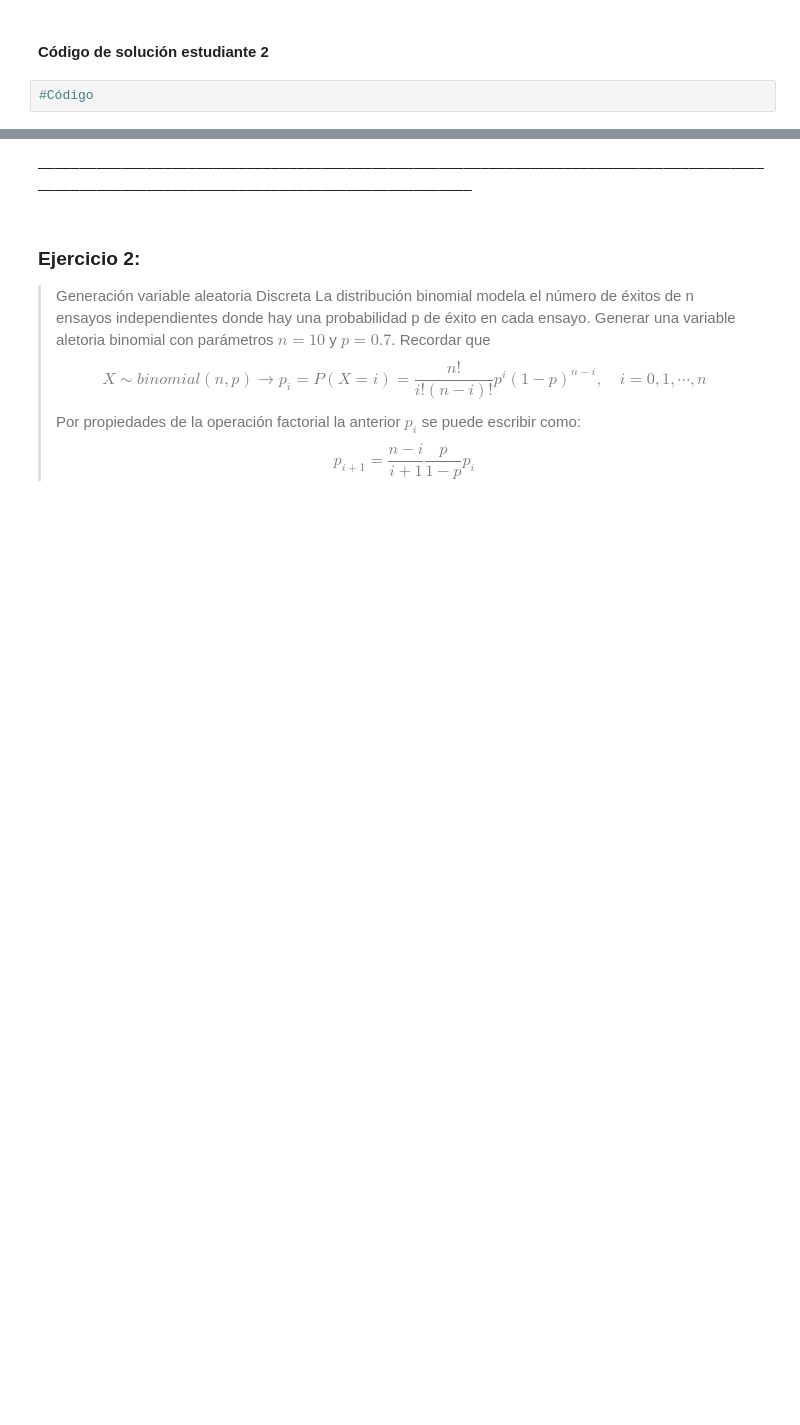
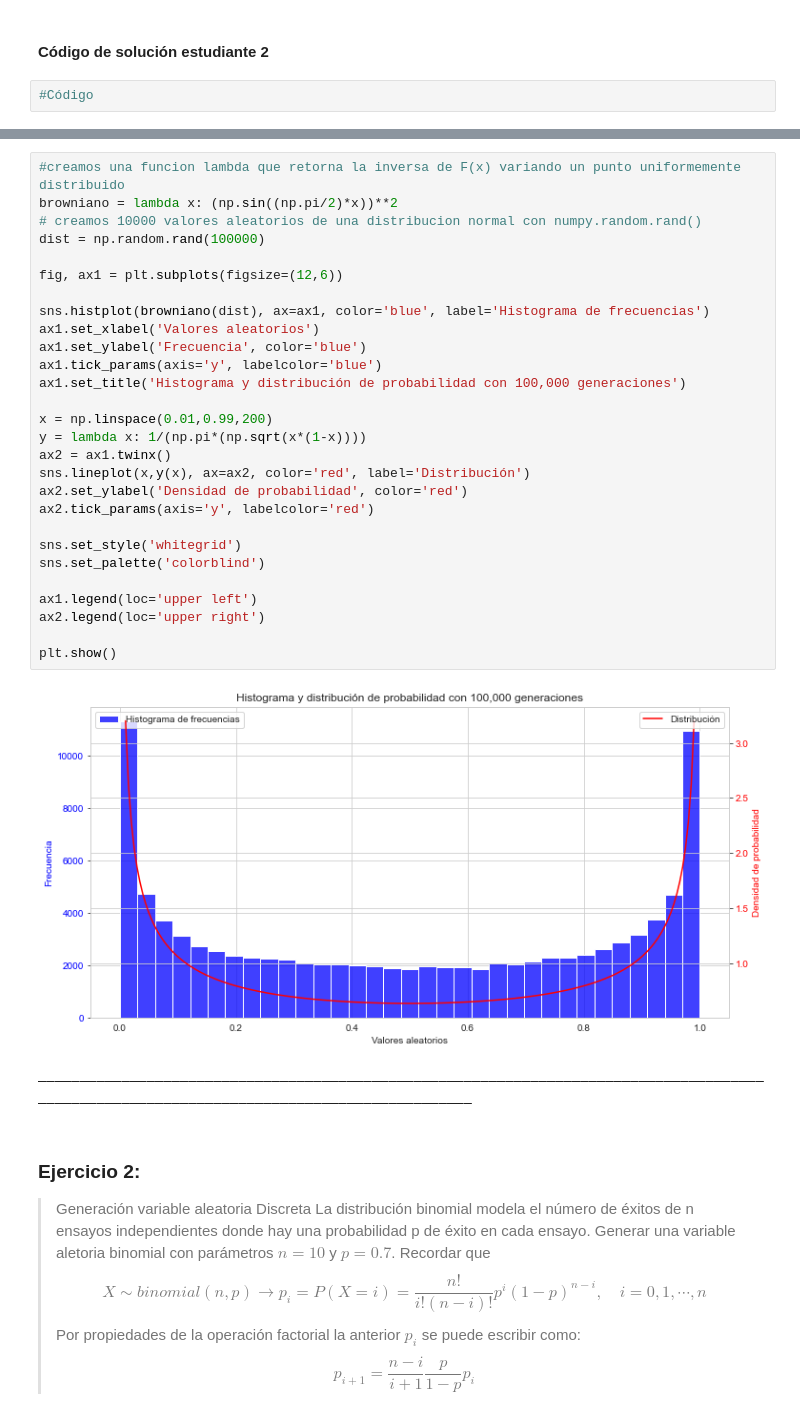
Before and after one commit to adrianhb01/ProyectoConjunto_GHerrera_LSanchez, a Jupyter notebook: ProyectoConjunto_GAHerrera_LESanchez.ipynb, the cells around one changed output, grey strips where cells are left out. Saved outputs shown, nothing was run; the diff lists cells and outputs as text; blank space fills up the shorter version.

```diff
--- a/ProyectoConjunto_GAHerrera_LESanchez.ipynb
+++ b/ProyectoConjunto_GAHerrera_LESanchez.ipynb
@@ -50,3 +66,33 @@
+# %%
+#creamos una funcion lambda que retorna la inversa de F(x) variando un punto uniformemente distribuido
+browniano = lambda x: (np.sin((np.pi/2)*x))**2
+# creamos 10000 valores aleatorios de una distribucion normal con numpy.random.rand()
+dist = np.random.rand(100000)
+
+fig, ax1 = plt.subplots(figsize=(12,6))
+
+sns.histplot(browniano(dist), ax=ax1, color='blue', label='Histograma de frecuencias')
+ax1.set_xlabel('Valores aleatorios')
+ax1.set_ylabel('Frecuencia', color='blue')
+ax1.tick_params(axis='y', labelcolor='blue')
+ax1.set_title('Histograma y distribución de probabilidad con 100,000 generaciones')
+
+x = np.linspace(0.01,0.99,200)
+y = lambda x: 1/(np.pi*(np.sqrt(x*(1-x))))
+ax2 = ax1.twinx()
+sns.lineplot(x,y(x), ax=ax2, color='red', label='Distribución')
+ax2.set_ylabel('Densidad de probabilidad', color='red')
+ax2.tick_params(axis='y', labelcolor='red')
+
+sns.set_style('whitegrid')
+sns.set_palette('colorblind')
+
+ax1.legend(loc='upper left')
+ax2.legend(loc='upper right')
+
+plt.show()
+# %% [output]
+[figure, added]
 # %% [markdown]
 –––––––––––––––––––––––––––––––––––––––––––––––––––––––––––––––––––––––––––––––––––––––––––––––––––––––––––––––––––––––––––––––––––––––––––
 # %% [markdown]
```
Also changed, not shown: parts of 3 cells of this notebook.
